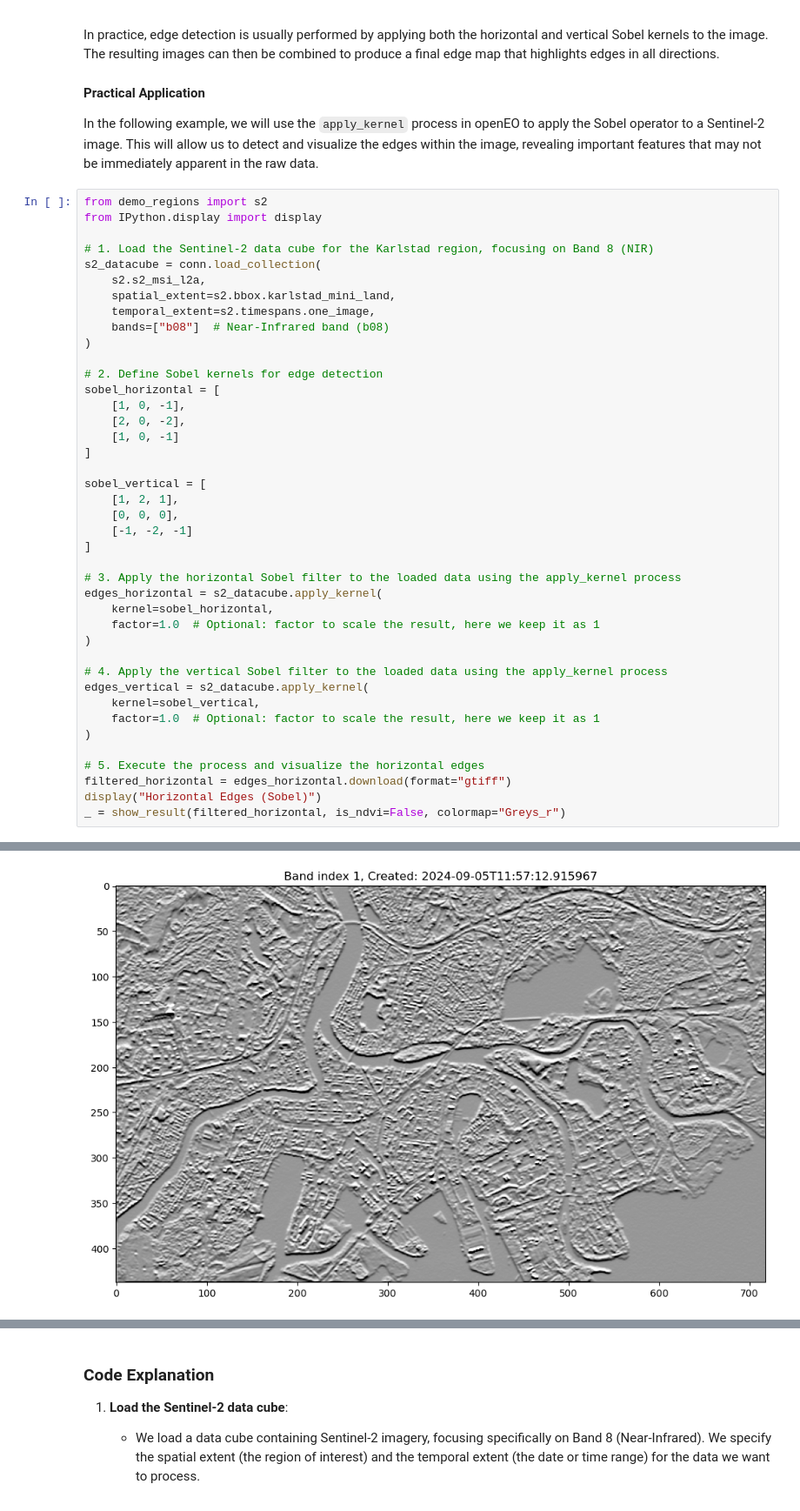
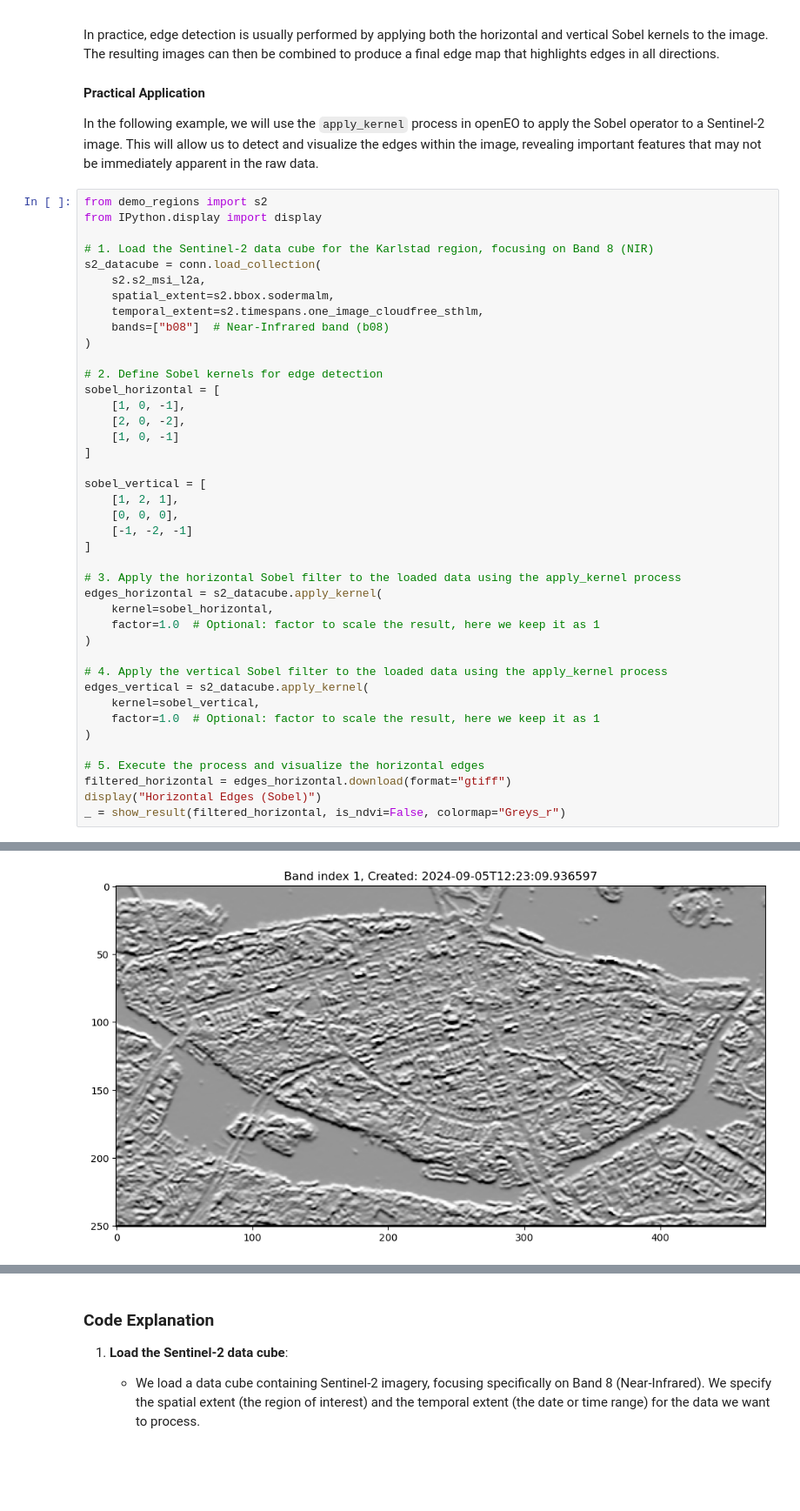
Before and after one commit to DigitalEarthSweden/digital-earth-sweden-community, a Jupyter notebook: tutorials/060_EO_020-Spatial-Filtering.ipynb, the cells around one changed output, grey strips where cells are left out. Shown at 87% size. Saved outputs shown, nothing was run; the diff lists cells and outputs as text; blank space fills up the shorter version.

Commit message:
060_EO_020-Spatial-Filtering: Update sobel filter image
Pick another image for sobel filter to make it clear what it does.

```diff
--- a/tutorials/060_EO_020-Spatial-Filtering.ipynb
+++ b/tutorials/060_EO_020-Spatial-Filtering.ipynb
@@ -283,8 +283,8 @@ from IPython.display import display
 # 1. Load the Sentinel-2 data cube for the Karlstad region, focusing on Band 8 (NIR)
 s2_datacube = conn.load_collection(
     s2.s2_msi_l2a,
-    spatial_extent=s2.bbox.karlstad_mini_land,
-    temporal_extent=s2.timespans.one_image,
+    spatial_extent=s2.bbox.sodermalm,
+    temporal_extent=s2.timespans.one_image_cloudfree_sthlm,
     bands=["b08"]  # Near-Infrared band (b08)
 )
 
@@ -292,34 +292,34 @@ s2_datacube = conn.load_collection(
 sobel_horizontal = [
     [1, 0, -1],
     [2, 0, -2],
     [1, 0, -1]
 ]
 
 sobel_vertical = [
     [1, 2, 1],
     [0, 0, 0],
     [-1, -2, -1]
 ]
 
 # 3. Apply the horizontal Sobel filter to the loaded data using the apply_kernel process
 edges_horizontal = s2_datacube.apply_kernel(
     kernel=sobel_horizontal,
     factor=1.0  # Optional: factor to scale the result, here we keep it as 1
 )
 
 # 4. Apply the vertical Sobel filter to the loaded data using the apply_kernel process
 edges_vertical = s2_datacube.apply_kernel(
     kernel=sobel_vertical,
     factor=1.0  # Optional: factor to scale the result, here we keep it as 1
 )
 
 # 5. Execute the process and visualize the horizontal edges
 filtered_horizontal = edges_horizontal.download(format="gtiff")
 display("Horizontal Edges (Sobel)")
 _ = show_result(filtered_horizontal, is_ndvi=False, colormap="Greys_r")
 # %% [output]
 'Horizontal Edges (Sobel)'
-[figure, old version]
+[figure, new version]
 # %%
 # 6. Execute the process and visualize the vertical edges
 filtered_vertical = edges_vertical.download(format="gtiff")
```
Also changed, not shown: parts of 1 cell of this notebook, 1 other file.
